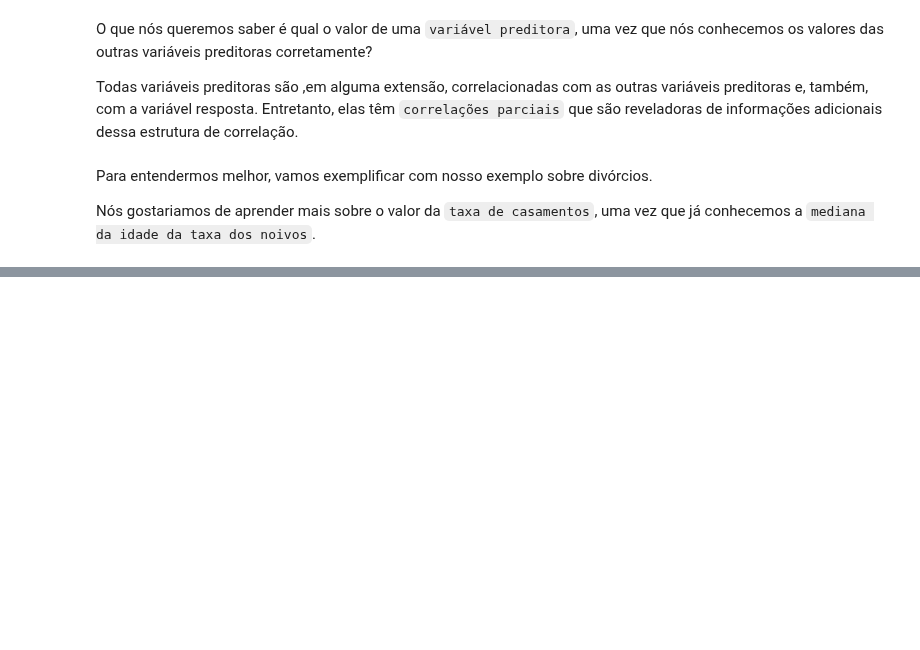
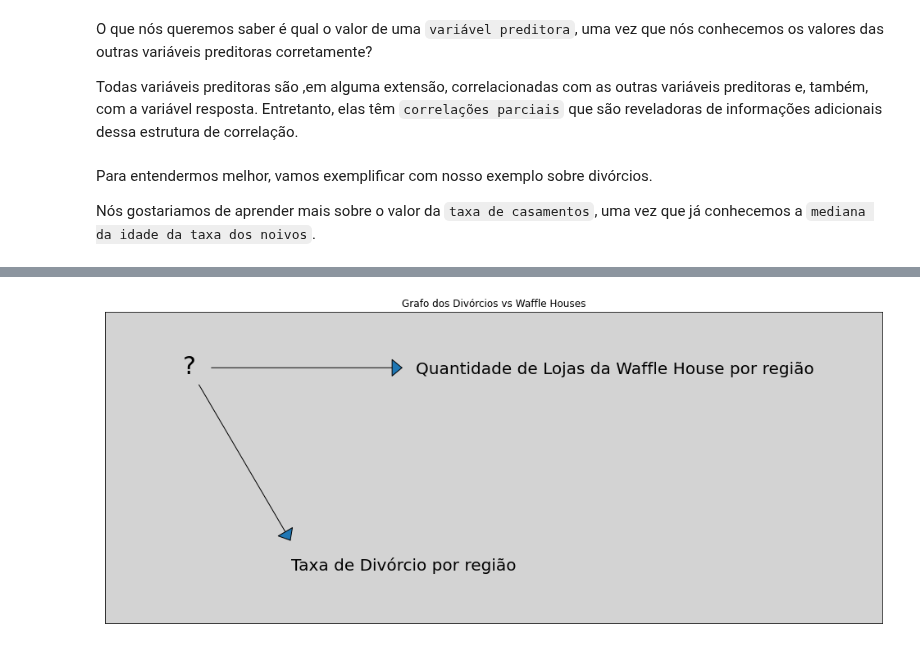
Before and after one commit to rodolphomacedo/statistical_rethinking_pt_BR, a Jupyter notebook: parte_5.ipynb, the cells around one changed output, grey strips where cells are left out. Drawn from its saved outputs; the diff is of its cells as text; code cells hidden in the pictures; blank space fills up the shorter version.

```diff
--- a/parte_5.ipynb
+++ b/parte_5.ipynb
@@ -598,0 +597,44 @@ E também veremos qual é a diferença entre as duas abordagens...
+# %%
+# =======================================
+#   Construindo o desenho de um DAG
+# =======================================
+
+# Esses códigos devem estar invisíveis no jupyter-book
+
+plt.figure(figsize=(17, 7))
+
+plt.xlim(0, 2)
+plt.ylim(0, 1)
+
+size=20
+
+
+plt.title('Grafo dos Divórcios vs Waffle Houses')
+
+
+#-------------------------
+# DAG - Direita
+#-------------------------
+
+plt.annotate('?', (0.2, 0.8), fontsize=size+10)
+plt.annotate('Quantidade de Lojas da Waffle House por região', (0.8, 0.8), fontsize=size)
+plt.annotate('Taxa de Divórcio por região', (0.48, 0.17), fontsize=size)
+
+
+# Edge: ? <---> Haffle House
+plt.annotate("",
+             xytext=(0.27, 0.82), xy=(0.77, 0.82),
+             arrowprops=dict(arrowstyle="-|>,  head_width=1, head_length=1.2"))
+
+# Edge: ? <---> Divórcio
+plt.annotate("",
+             xytext=(0.24, 0.77), xy=(0.48, 0.26),
+             arrowprops=dict(arrowstyle="-|>,  head_width=1, head_length=1.2"))
+
+# Remover os valores dos eixos
+plt.yticks([])
+plt.xticks([])
+
+plt.show()
+# %% [output]
+[figure, added]
```
Also changed, not shown: parts of 26 cells of this notebook, 1 other file.
